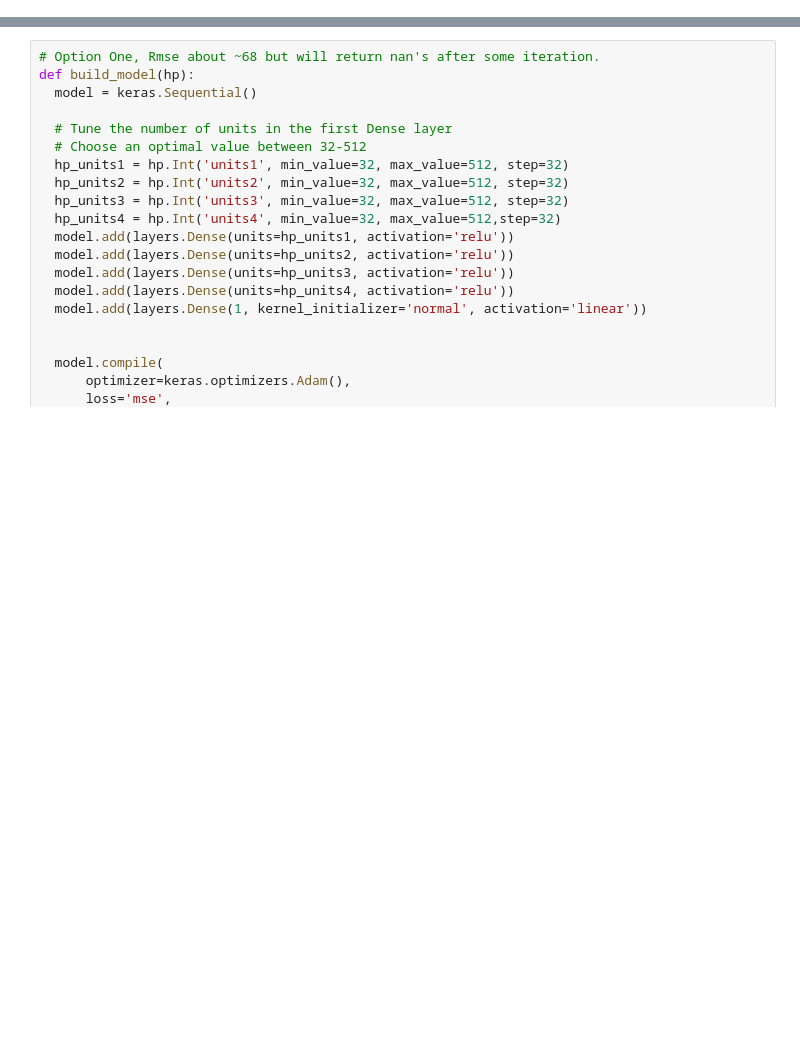
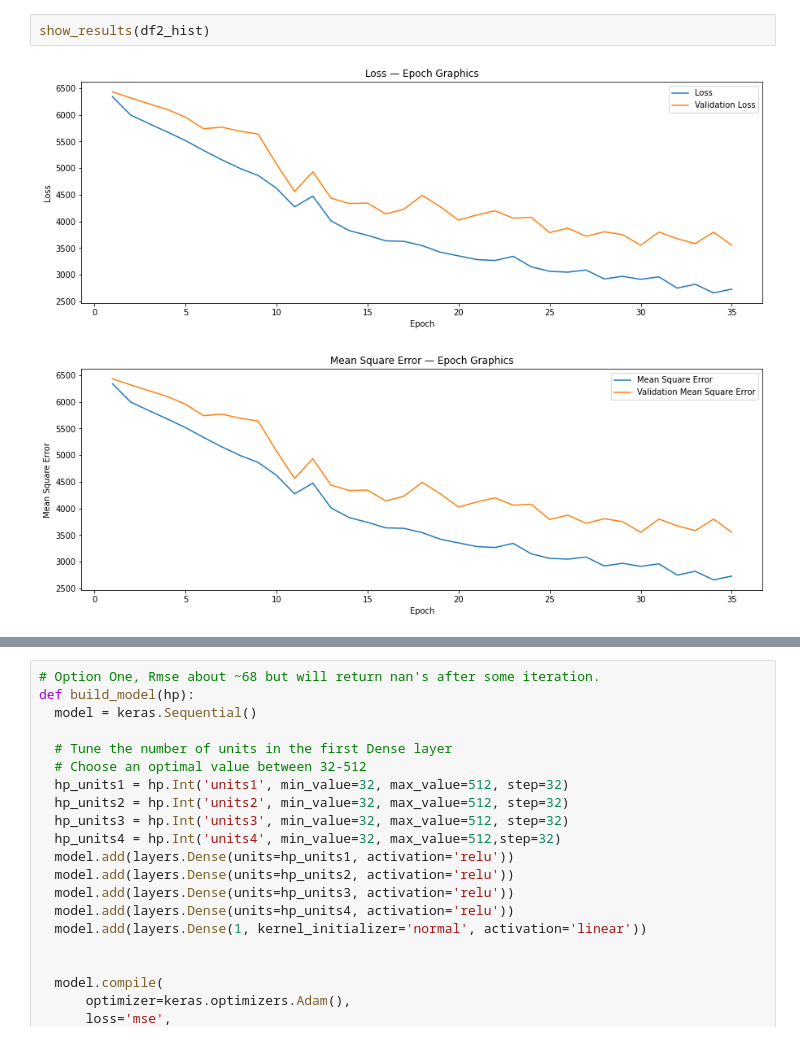
Before and after one commit to BarKarta/nyc-taxi-demand-predication, a Jupyter notebook: DL-test/NN.ipynb, the cells around one changed output, grey strips where cells are left out. Drawn from its saved outputs; the diff is of its cells as text; blank space fills up the shorter version.

```diff
--- a/DL-test/NN.ipynb
+++ b/DL-test/NN.ipynb
@@ -22,0 +67,5 @@ y,X = utf.split_X_y(df,'num_of_taxis')
+# %%
+show_results(df2_hist)
+# %% [output]
+[figure, added]
+[figure, added]
```
Also changed, not shown: parts of 21 cells of this notebook, 2 other files.
